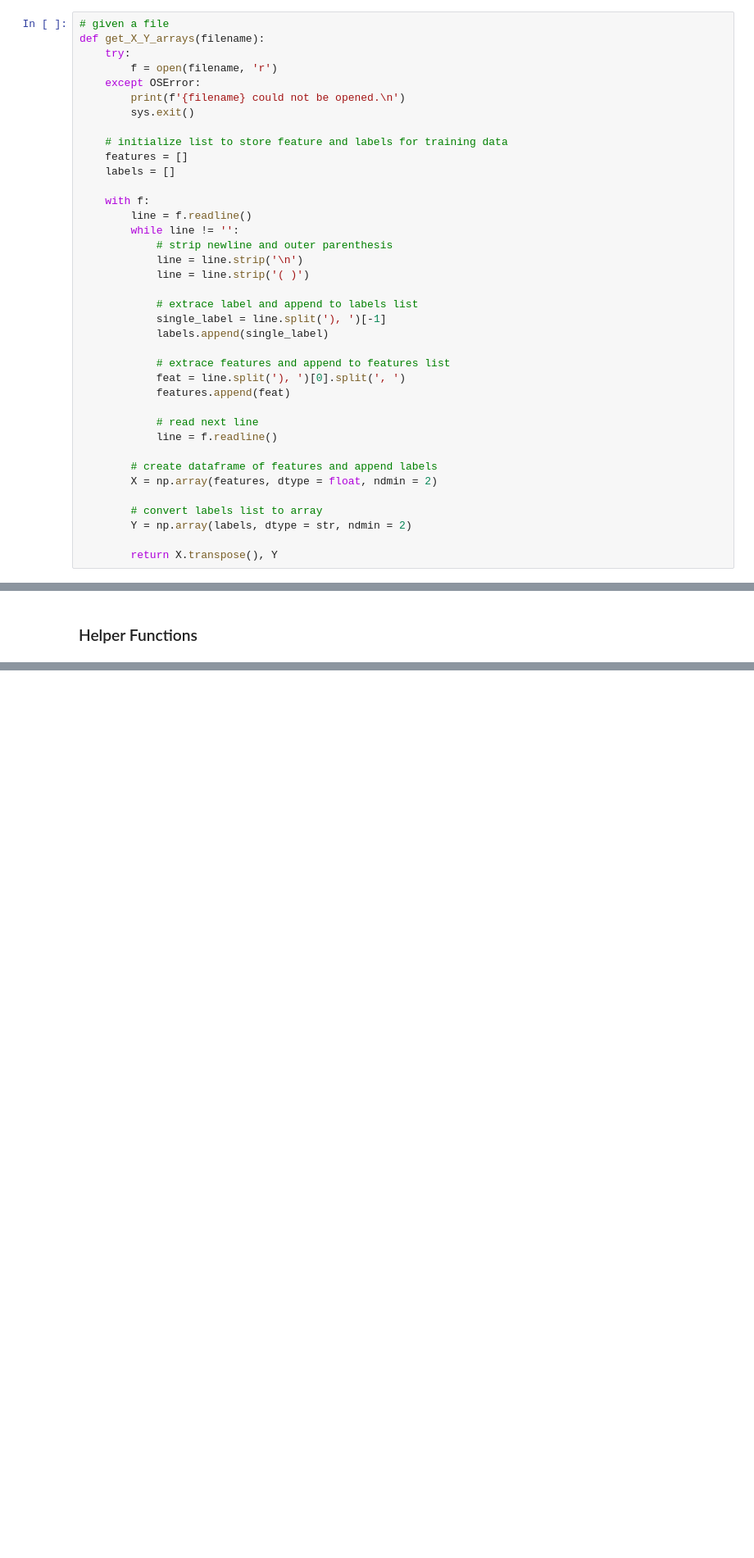
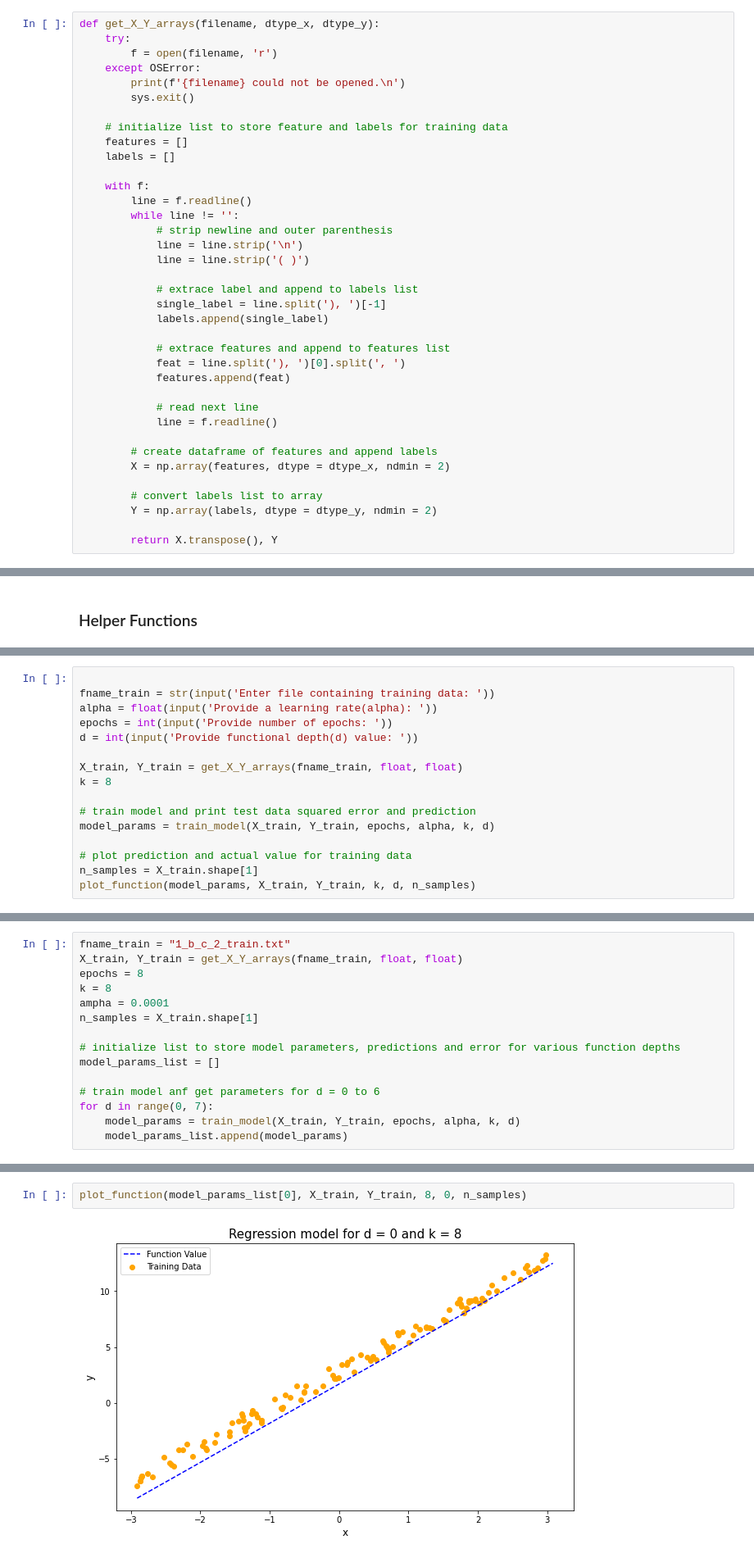
Before and after one commit to Shiska07/Spring_23_Projects, a Jupyter notebook: Machine_Learning/P1/ML_Project_01.ipynb, the cells around one changed output, grey strips where cells are left out. Shown at 82% size. Saved outputs shown, nothing was run; the diff lists cells and outputs as text; blank space fills up the shorter version.

Commit message:
implement custom linear regression model

```diff
--- a/Machine_Learning/P1/ML_Project_01.ipynb
+++ b/Machine_Learning/P1/ML_Project_01.ipynb
@@ -15,8 +18,7 @@ import matplotlib.pyplot as plt
 **Return(s):** 'X, Y' where X is a numpy array of feature vectors and Y is the target label vector.
 Note: Each column in the array(s) epresents a single datapoint.
 # %%
-# given a file
-def get_X_Y_arrays(filename):
+def get_X_Y_arrays(filename, dtype_x, dtype_y):
     try:
         f = open(filename, 'r')
     except OSError:
@@ -46,10 +48,10 @@ def get_X_Y_arrays(filename):
             line = f.readline()
 
         # create dataframe of features and append labels
-        X = np.array(features, dtype = float, ndmin = 2)
+        X = np.array(features, dtype = dtype_x, ndmin = 2)
 
         # convert labels list to array
-        Y = np.array(labels, dtype = str, ndmin = 2)
+        Y = np.array(labels, dtype = dtype_y, ndmin = 2)
 
         return X.transpose(), Y
 # %% [markdown]
@@ -187,0 +238,16 @@ def get_prediction(X_test, Y_test, param_vec, k, d):
+# %%
+
+fname_train = str(input('Enter file containing training data: '))
+alpha = float(input('Provide a learning rate(alpha): '))
+epochs = int(input('Provide number of epochs: '))
+d = int(input('Provide functional depth(d) value: '))
+
+X_train, Y_train = get_X_Y_arrays(fname_train, float, float)
+k = 8
+
+# train model and print test data squared error and prediction
+model_params = train_model(X_train, Y_train, epochs, alpha, k, d)
+
+# plot prediction and actual value for training data
+n_samples = X_train.shape[1]
+plot_function(model_params, X_train, Y_train, k, d, n_samples)
@@ -187,0 +258,15 @@ def get_prediction(X_test, Y_test, param_vec, k, d):
+# %%
+fname_train = "1_b_c_2_train.txt"
+X_train, Y_train = get_X_Y_arrays(fname_train, float, float)
+epochs = 8
+k = 8
+ampha = 0.0001
+n_samples = X_train.shape[1]
+
+# initialize list to store model parameters, predictions and error for various function depths
+model_params_list = []
+
+# train model anf get parameters for d = 0 to 6
+for d in range(0, 7):
+    model_params = train_model(X_train, Y_train, epochs, alpha, k, d)
+    model_params_list.append(model_params)
@@ -187,0 +275,4 @@ def get_prediction(X_test, Y_test, param_vec, k, d):
+# %%
+plot_function(model_params_list[0], X_train, Y_train, 8, 0, n_samples)
+# %% [output]
+[figure, added]
```
Also changed, not shown: parts of 54 cells of this notebook, 9 other files.
